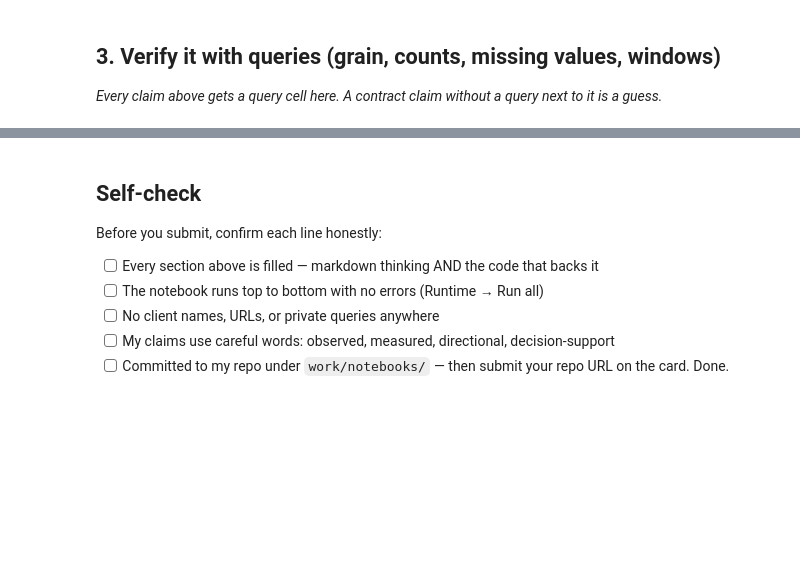
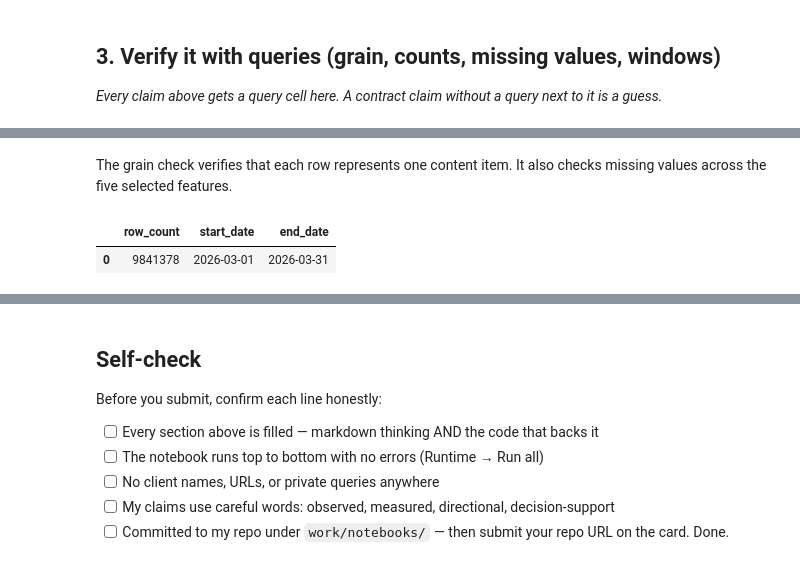
Before and after one commit to joudData/flyrank-ml-internship, a Jupyter notebook: work/notebooks/w03_data_contract.ipynb, the cells around one changed output, grey strips where cells are left out. Drawn from its saved outputs; the diff is of its cells as text; code cells hidden in the pictures; blank space fills up the shorter version.

```diff
--- a/work/notebooks/w03_data_contract.ipynb
+++ b/work/notebooks/w03_data_contract.ipynb
@@ -26,0 +88,17 @@ This skeleton is yours to fill. Work the sections **in order** — each one has
+# %% [markdown]
+
+The grain check verifies that each row represents one content item. It also checks missing values across the five selected features.
+# %%
+
+date_check = con.execute("""
+SELECT
+    COUNT(*) AS row_count,
+    MIN(report_date) AS start_date,
+    MAX(report_date) AS end_date
+FROM performance
+""").df()
+
+display(date_check)
+# %% [output]
+|  | row_count | start_date | end_date |
+| 0 | 9841378 | 2026-03-01 | 2026-03-31 |
```
Also changed, not shown: parts of 16 cells of this notebook.
